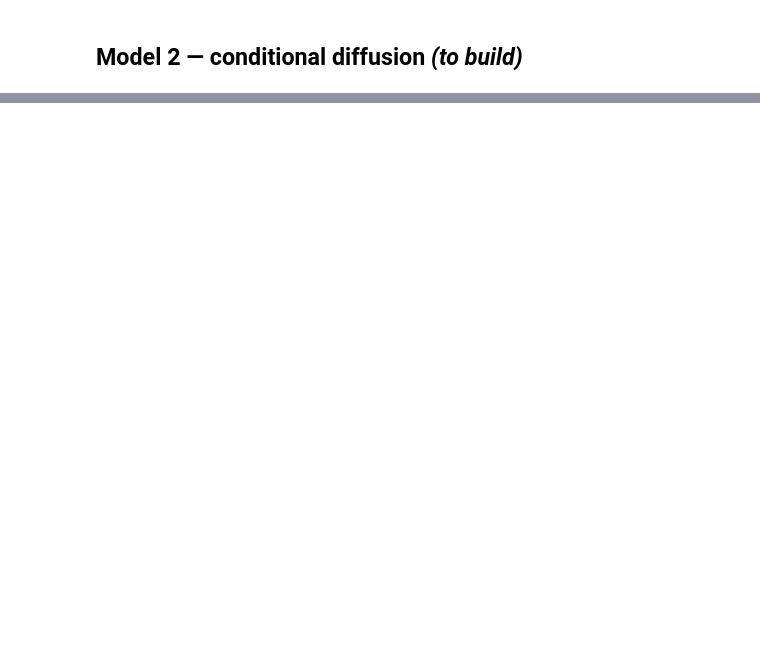
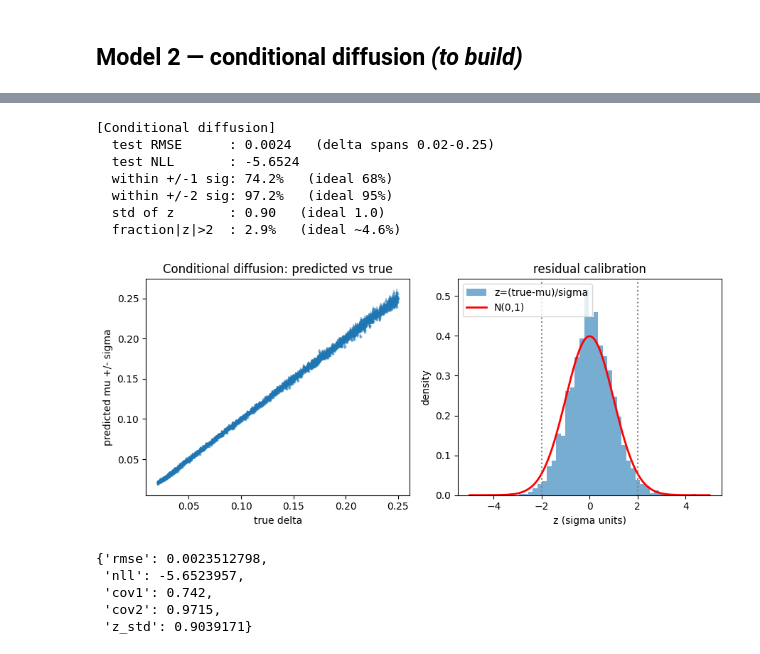
Before and after one commit to imelenwe/randomized-benchmarking, a Jupyter notebook: DiffusionCB/sbi_experiments.ipynb, the cells around one changed output, grey strips where cells are left out. Drawn from its saved outputs; the diff is of its cells as text; code cells hidden in the pictures; blank space fills up the shorter version.

```diff
--- a/DiffusionCB/sbi_experiments.ipynb
+++ b/DiffusionCB/sbi_experiments.ipynb
@@ -90,2 +42,23 @@ report(mu, sigma, yte, title="Gaussian net")
 # %% [markdown]
 ## Model 2 — conditional diffusion *(to build)*
+# %%
+import conditional_diffusion as cd
+
+x_t = torch.randn(5, 1)
+t   = torch.randint(0, 100, (5,))
+c   = torch.randn(5, 36)
+model = cd.NoisePredictor()
+out = model(x_t, t, c)
+print(out.shape)   # expect (5, 1)
+
+
+Xtr, ytr, Xte, yte, feature_cols = load_features()
+print("train:", Xtr.shape, ytr.shape, "| test:", Xte.shape, yte.shape)
+
+delta_mean = ytr.mean()
+delta_std  = ytr.std()
+ytr_standardized = (ytr - delta_mean) / delta_std
+
+
+alpha, alpha_bar = cd.noise_lookup(T=100)
+diffusion_model = cd.train_diffusion(Xtr, ytr_standardized, alpha_bar, epochs=5000)
@@ -91,0 +83,27 @@ report(mu, sigma, yte, title="Gaussian net")
+# %%
+test_condition = Xte # test all rows to start small
+
+standardized_samples = cd.sample_posterior_inference(
+    diffusion_model, test_condition, alpha, alpha_bar, num_samples=1000
+)# (2000, 1000)
+
+real_delta_samples = standardized_samples * delta_std + delta_mean # back to real δ units
+
+posterior_mean = real_delta_samples.mean(dim=1)
+posterior_std  = real_delta_samples.std(dim=1)
+
+report(posterior_mean, posterior_std, yte, title="Conditional diffusion")
+# %% [output]
+[Conditional diffusion]
+  test RMSE      : 0.0024   (delta spans 0.02-0.25)
+  test NLL       : -5.6524
+  within +/-1 sig: 74.2%   (ideal 68%)
+  within +/-2 sig: 97.2%   (ideal 95%)
+  std of z       : 0.90   (ideal 1.0)
+  fraction|z|>2  : 2.9%   (ideal ~4.6%)
+[figure, added]
+{'rmse': 0.0023512798,
+ 'nll': -5.6523957,
+ 'cov1': 0.742,
+ 'cov2': 0.9715,
+ 'z_std': 0.9039171}
```
Also changed, not shown: parts of 5 cells of this notebook, 2 other files.
